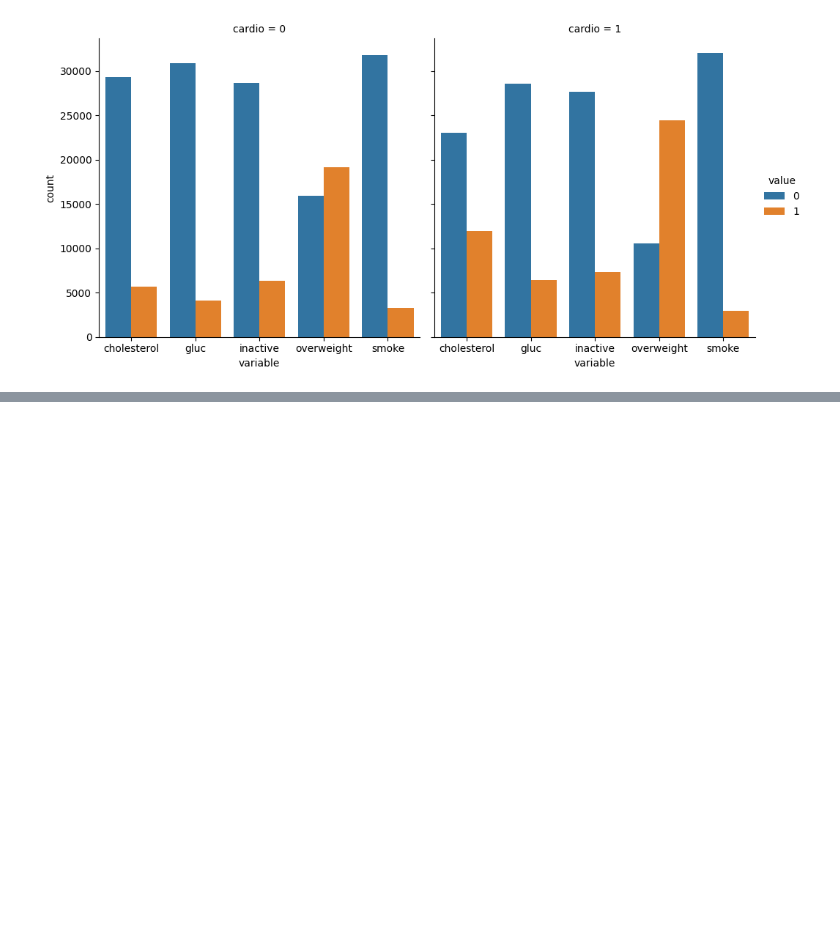
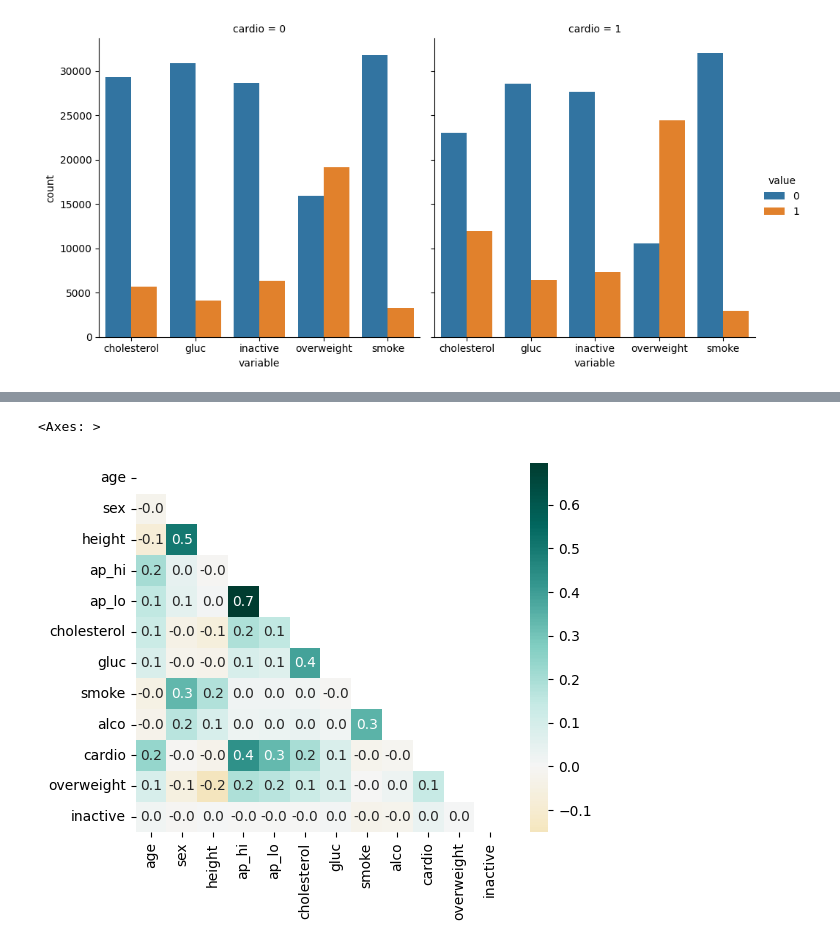
Before and after one commit to Ganushkevych/Medical_Data_Visualizer, a Jupyter notebook: Medical_Data_Visualizer.ipynb, the cells around one changed output, grey strips where cells are left out. Saved outputs shown, nothing was run; the diff lists cells and outputs as text; code cells hidden in the pictures; blank space fills up the shorter version.

```diff
--- a/Medical_Data_Visualizer.ipynb
+++ b/Medical_Data_Visualizer.ipynb
@@ -154,0 +157,12 @@ sns.catplot(data_cat_plot, x='variable', y='count', hue='value', kind='bar', col
+# %%
+data_clear = data[
+                    (data['ap_lo'] >= data['ap_lo'].quantile(0.025)) &
+                    (data['ap_lo'] <= data['ap_lo'].quantile(0.975)) &
+                    (data['ap_hi'] >= data['ap_hi'].quantile(0.025)) &
+                    (data['ap_hi'] <= data['ap_hi'].quantile(0.975)) &
+                    (data['ap_lo'] <= data['ap_hi']) &
+                    (data['height'] >= data['height'].quantile(0.025)) &
+                    (data['height'] <= data['height'].quantile(0.975)) &
+                    (data['weight'] >= data['weight'].quantile(0.025)) &
+                    (data['weight'] <= data['weight'].quantile(0.975))].drop(['id', 'weight'], axis=1)
+data_clear.describe()
@@ -154,0 +179,3 @@ sns.catplot(data_cat_plot, x='variable', y='count', hue='value', kind='bar', col
+# %%
+data_corr = data_clear.corr()
+data_corr
@@ -154,0 +196,8 @@ sns.catplot(data_cat_plot, x='variable', y='count', hue='value', kind='bar', col
+# %%
+mask_eye = np.eye(12, dtype=bool)
+mask_triu = np.triu(np.ones_like(data_corr, dtype=bool))
+# %%
+sns.heatmap(data_corr, annot=True, fmt='.1f', cmap='BrBG', square=True, center=0, mask=mask_triu)
+# %% [output]
+<Axes: >
+[figure, added]
```
Also changed, not shown: parts of 5 cells of this notebook.
